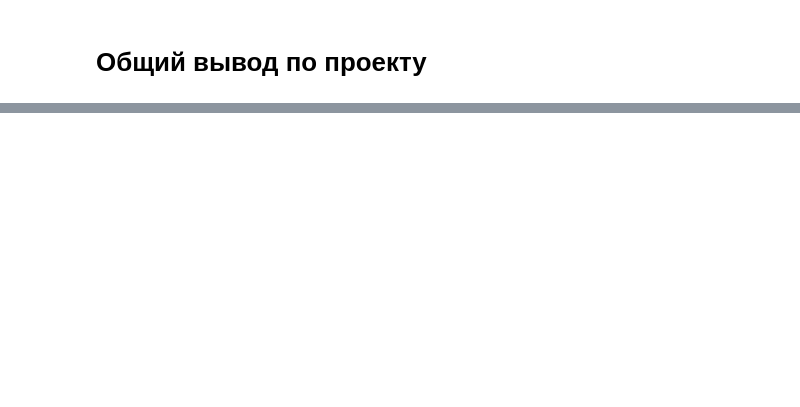
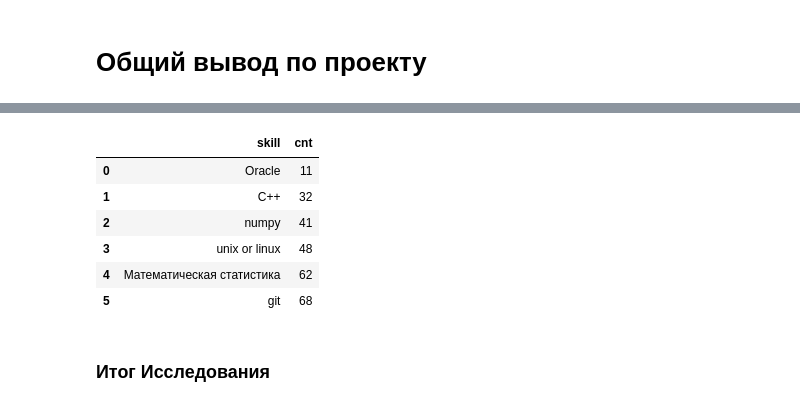
Before and after one commit to andreyshveduke/Project_2.-Analysis-vacancies, a Jupyter notebook: Project_2.ipynb, the cells around one changed output, grey strips where cells are left out. Saved outputs shown, nothing was run; the diff lists cells and outputs as text; code cells hidden in the pictures; blank space fills up the shorter version.

```diff
--- a/Project_2.ipynb
+++ b/Project_2.ipynb
@@ -765,0 +950,13 @@ display (df_ds_avg)
+# %%
+df_add2_skill = pd.read_sql_query(query_7_2, connection)
+display (df_add2_skill)
+# %% [output]
+|  | skill | cnt |
+| 0 | Oracle | 11 |
+| 1 | C++ | 32 |
+| 2 | numpy | 41 |
+| 3 | unix or linux | 48 |
+| 4 | Математическая статистика | 62 |
+| 5 | git | 68 |
+# %% [markdown]
+### Итог Исследования
```
Also changed, not shown: parts of 8 cells of this notebook.
